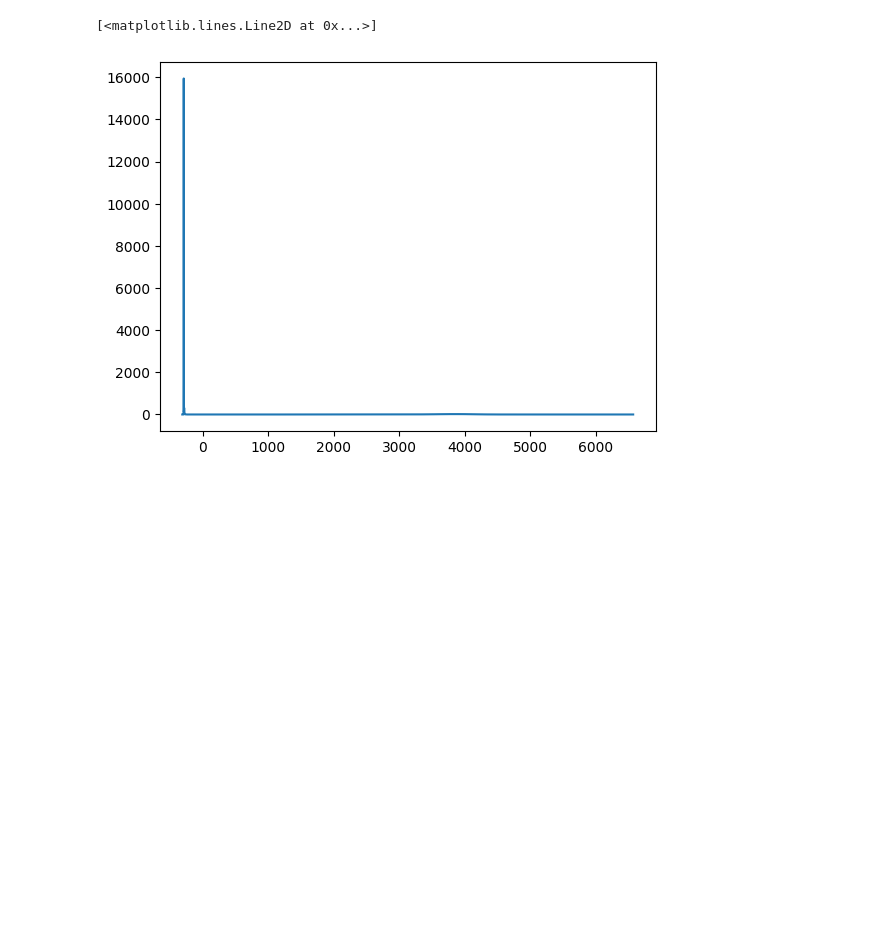
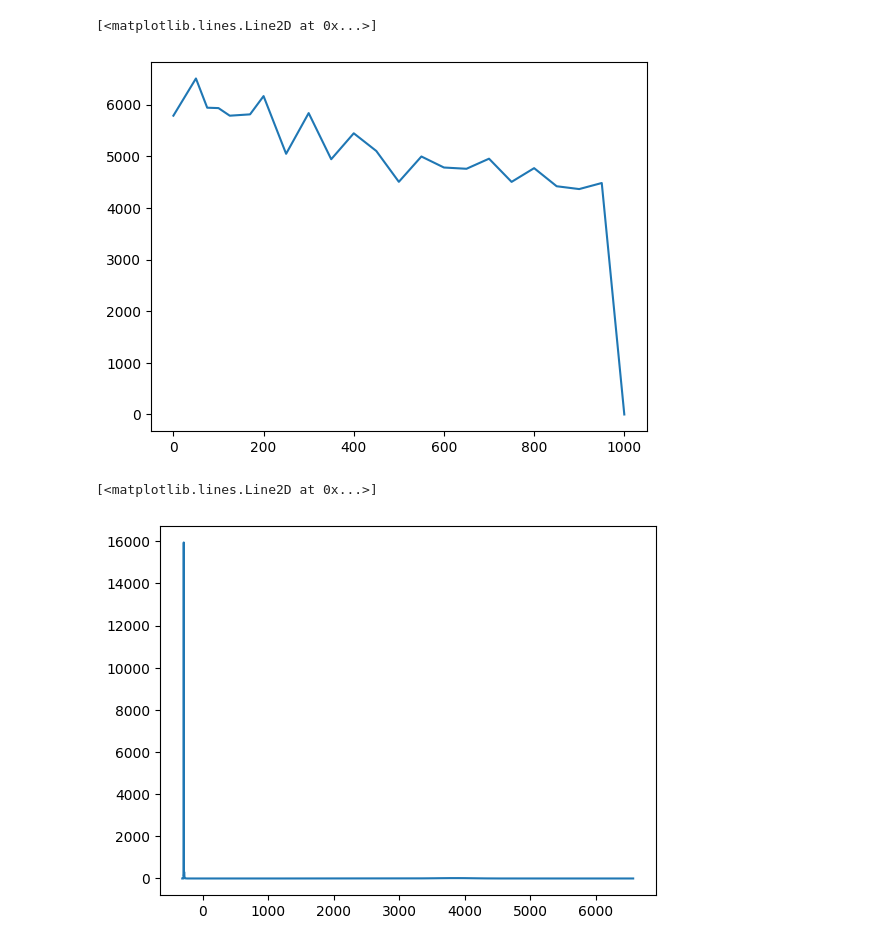
Before and after one commit to CaptainNikon/PPF-Uni-Potsdam, a Jupyter notebook: K1/calc.ipynb, the cells around one changed output. Saved outputs shown, nothing was run; the diff lists cells and outputs as text; code cells hidden in the pictures; blank space fills up the shorter version.

```diff
--- a/K1/calc.ipynb
+++ b/K1/calc.ipynb
@@ -72,3 +78,18 @@ plt.plot(rangevalues,sums)
+# %%
+sums = []
+maxlist = []
+for i in range(23):
+    valpermin = values[i]/times[i]
+    maximum = np.argmax(valpermin[200:])
+    maxlist.append(maximum)
+    upper = maximum+200
+    lower = maximum-200
+    sums.append(sum(valpermin[lower:upper]))
+plt.plot(rangevalues[0:23],sums)
+#plt.plot(rangevalues[0:22],maxlist)
+# %% [output]
+[<matplotlib.lines.Line2D at 0x...>]
+[figure, added]
 # %%
 xax = np.arange(len(dcalibration))
 plt.plot(m*xax+b,d3/181)
```
Also changed, not shown: parts of 4 cells of this notebook, 3 other files.
